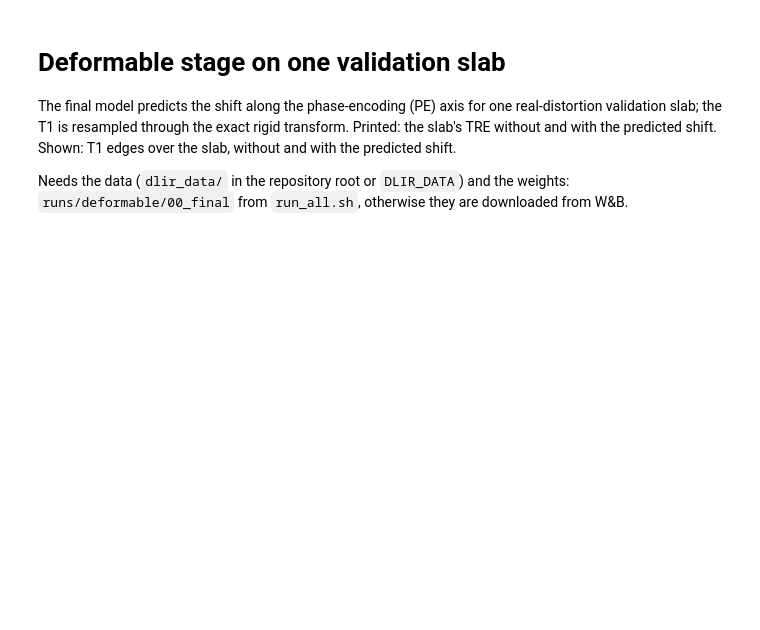
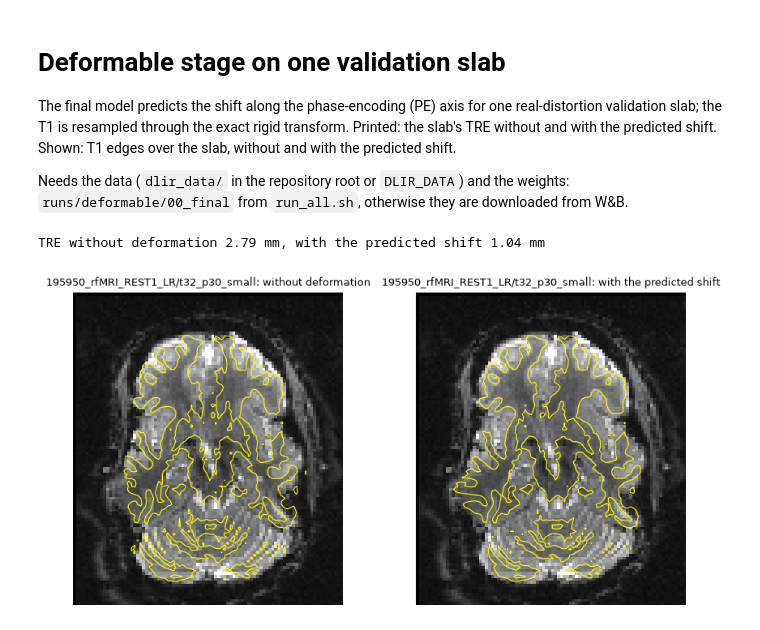
Before and after one commit to Antines/dlir-partial-fov, a Jupyter notebook: scripts/deformable/demo.ipynb, the cells around one changed output. Saved outputs shown, nothing was run; the diff lists cells and outputs as text; code cells hidden in the pictures; blank space fills up the shorter version.

```diff
--- a/scripts/deformable/demo.ipynb
+++ b/scripts/deformable/demo.ipynb
@@ -32,15 +32,20 @@ ds = ValSlabs()
 b = ds[[f'{d.parent.name}/{d.name}' for d in ds.dirs].index(SLAB)]
 with torch.no_grad():
     u, _ = predict(net, cfg, b['x'], b['pe_axis'], b['pe_sign'])
-    t1_moved = warp(b['x'][None, 1:].to(dev), u)[0, 0].cpu()      # T1 at the predicted positions
+    t1 = b['x'][1] * b['t1mask']                                # T1, brain only
+    t1_moved = warp(t1[None, None].to(dev), u)[0, 0].cpu()       # T1 at the predicted positions
 print(f"TRE without deformation {voxel_errors(torch.zeros_like(u), b, b['M']).mean():.2f} mm, "
       f"with the predicted shift {voxel_errors(u, b, b['M']).mean():.2f} mm")
+# %% [output]
+TRE without deformation 2.79 mm, with the predicted shift 1.04 mm
 # %%
 k = b['x'].shape[3] // 2                                       # middle slice of the slab
 fig, axes = plt.subplots(1, 2, figsize=(10, 5))
-for ax, t1, title in zip(axes, [b['x'][1], t1_moved], ['without deformation', 'with the predicted shift']):
+for ax, t1, title in zip(axes, [t1, t1_moved], ['without deformation', 'with the predicted shift']):
     ax.imshow(b['x'][0, :, :, k].T, cmap='gray', origin='lower', vmin=0, vmax=1)
-    ax.contour(t1[:, :, k].T, levels=[0.7], colors='yellow', linewidths=0.8)   # grey / white matter boundary
+    ax.contour(t1[:, :, k].T, levels=[0.48], colors='yellow', linewidths=0.8)  # grey / white matter boundary
     ax.set_title(f'{SLAB}: {title}', fontsize=9)
     ax.axis('off')
 plt.show()
+# %% [output]
+[figure, added]
```
Also changed, not shown: 4 other files.
